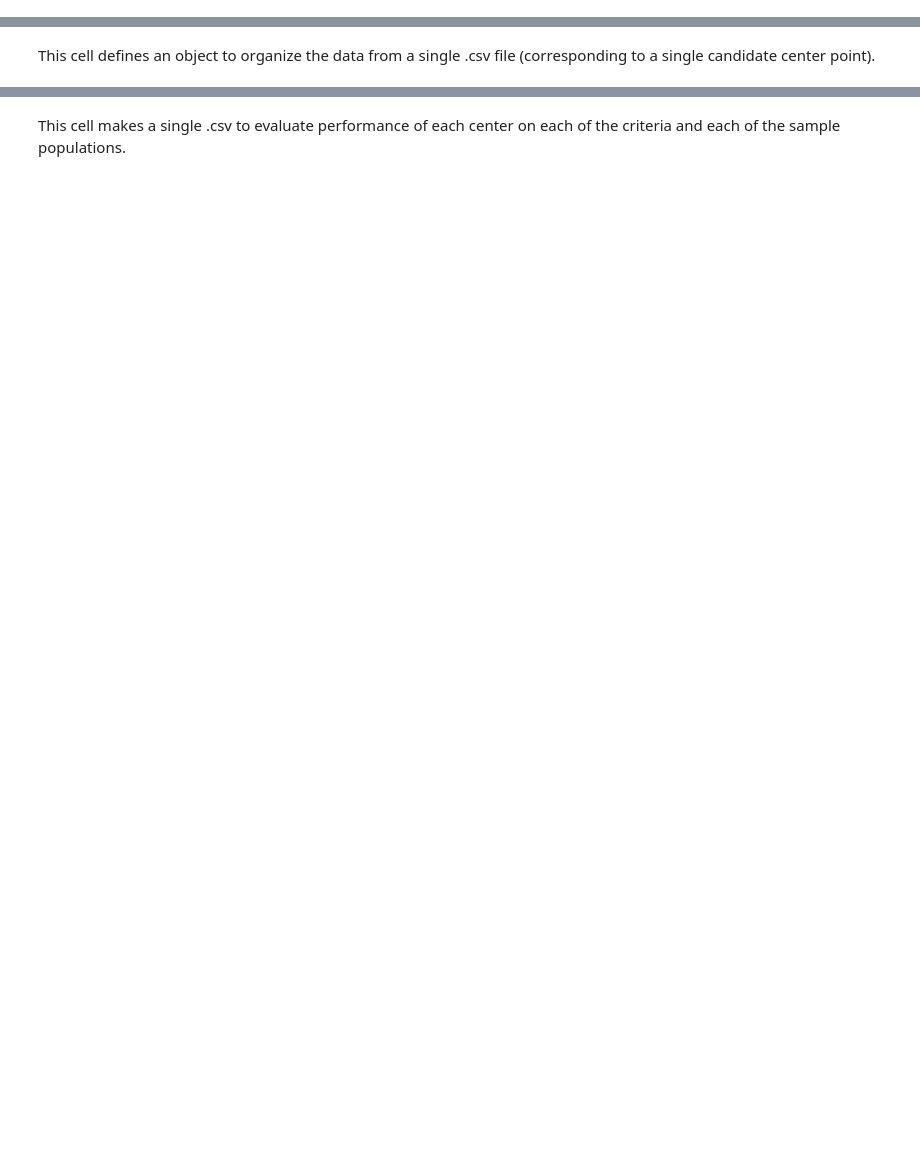
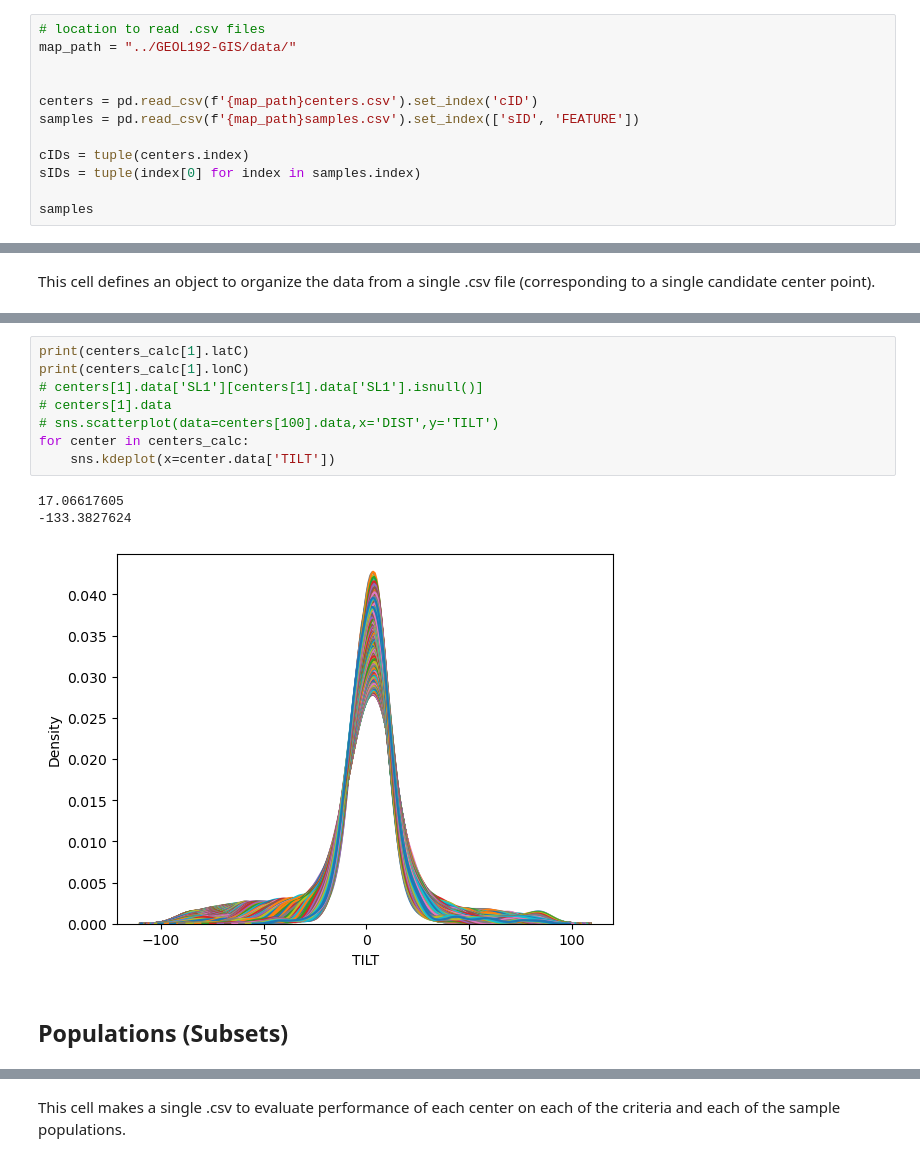
Before and after one commit to hernypeterson/thesis, a Jupyter notebook: code.ipynb, the cells around one changed output, grey strips where cells are left out. Cells and saved outputs as stored; diff of their text form; blank space fills up the shorter version.

```diff
--- a/code.ipynb
+++ b/code.ipynb
@@ -51,0 +91,12 @@ pops.append(Population('flow', 'SE', [49, 60, 61, 62, 63, 64, 85, 86, 87]))
+# %%
+# location to read .csv files
+map_path = "../GEOL192-GIS/data/"
+
+
+centers = pd.read_csv(f'{map_path}centers.csv').set_index('cID')
+samples = pd.read_csv(f'{map_path}samples.csv').set_index(['sID', 'FEATURE'])
+
+cIDs = tuple(centers.index)
+sIDs = tuple(index[0] for index in samples.index)
+
+samples
@@ -53,0 +184,14 @@ This cell defines an object to organize the data from a single .csv file (corres
+# %%
+print(centers_calc[1].latC)
+print(centers_calc[1].lonC)
+# centers[1].data['SL1'][centers[1].data['SL1'].isnull()]
+# centers[1].data
+# sns.scatterplot(data=centers[100].data,x='DIST',y='TILT')
+for center in centers_calc:
+    sns.kdeplot(x=center.data['TILT'])
+# %% [output]
+17.06617605
+-133.3827624
+[figure, added]
+# %% [markdown]
+## Populations (Subsets)
```
Also changed, not shown: parts of 21 cells of this notebook, 10 other files.
